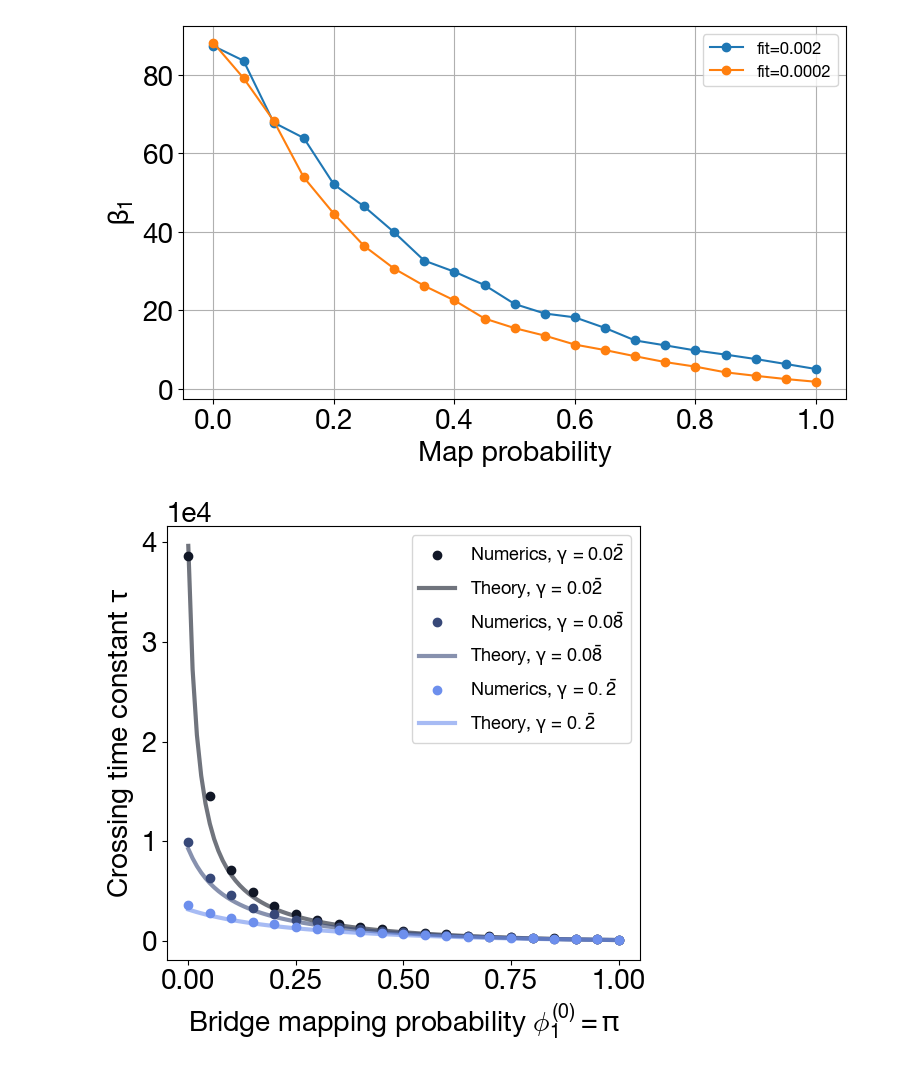
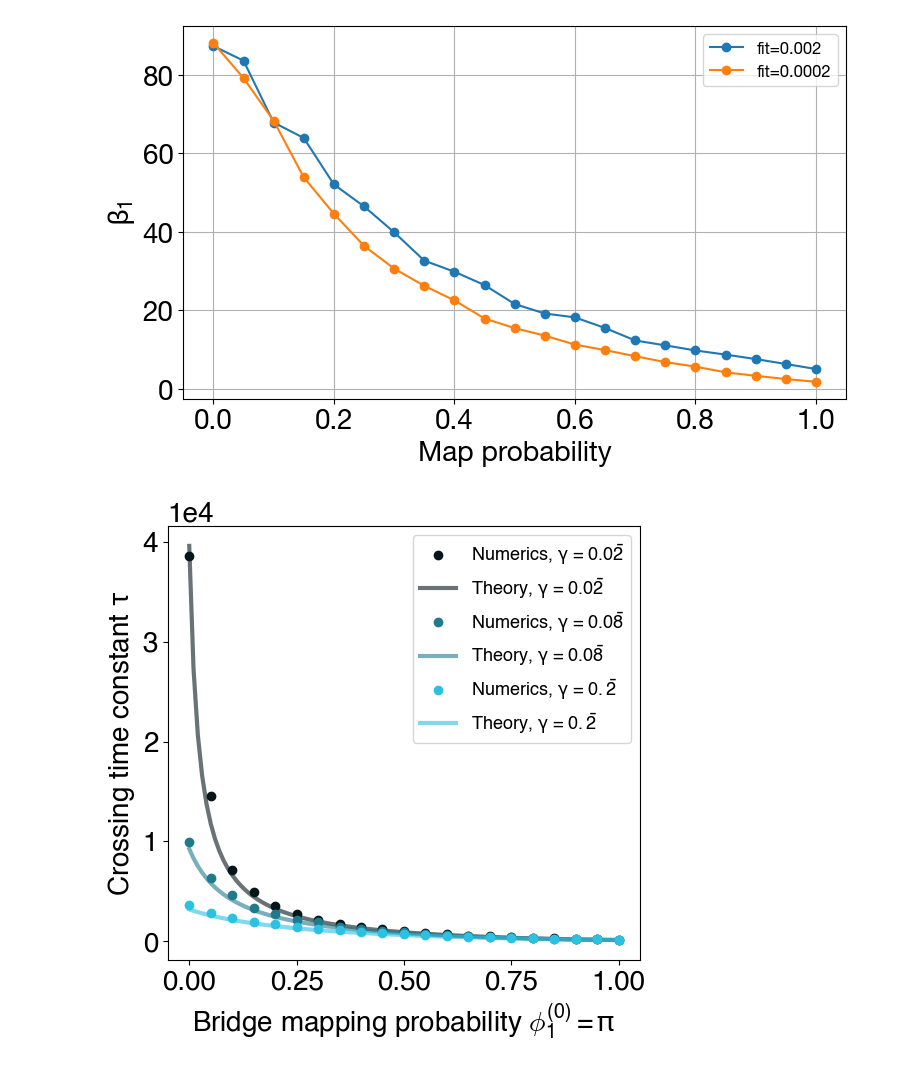
Before and after one commit to vastcollab/ProPGen, a Jupyter notebook: plots/bridge.ipynb, the cells around one changed output. Saved outputs shown, nothing was run; the diff lists cells and outputs as text; code cells hidden in the pictures.

```diff
--- a/plots/bridge.ipynb
+++ b/plots/bridge.ipynb
@@ -603,9 +603,9 @@ import pickle
 from matplotlib.ticker import ScalarFormatter
 
 fit_colors = {
-    0.0002: "#111726",
-    0.0008: "#374878",
-    0.002: "#6d8fed" # "#1f7a8c",
+    0.0002: "#05161a",
+    0.0008: "#1f7a8c",
+    0.002: "#2bc1e3" # "",
 }
 
 fit_labels = {
@@ -684,31 +684,31 @@ for fit in fits:
     plt.plot(
         maps, tau_exp,
         marker='o', linestyle='none',
         label=f"Numerics, {label_str}",
         color=color
     )
 
     # Plot theory (smooth curve)
     plt.plot(
         p_vals, tau_theory_vals * 10,
         linestyle='-', alpha=0.6,
         label=f"Theory, {label_str}",
         color=color, linewidth=3.0
     )
     plt.ticklabel_format(style='sci', axis='y', scilimits=(0, 0))
 
 plt.xlabel("Bridge mapping probability $\phi_1^{(0)} = \pi$")
 plt.ylabel("Crossing time constant $\\tau$")
 plt.legend(fontsize=13)
 
 for ax in axes:
     for artist in ax.get_children():
         if hasattr(artist, "set_rasterized"):
             artist.set_rasterized(True)
 outpath = "/Users/asapp/Documents/VAST/r4_figs/bridge_tau_rasterized.pdf"
 plt.savefig(outpath, format="pdf", dpi=300, bbox_inches="tight")
 
 plt.tight_layout()
 plt.show()
 # %% [output]
-[figure, old version]
+[figure, new version]
```
Also changed, not shown: 1 other file.
